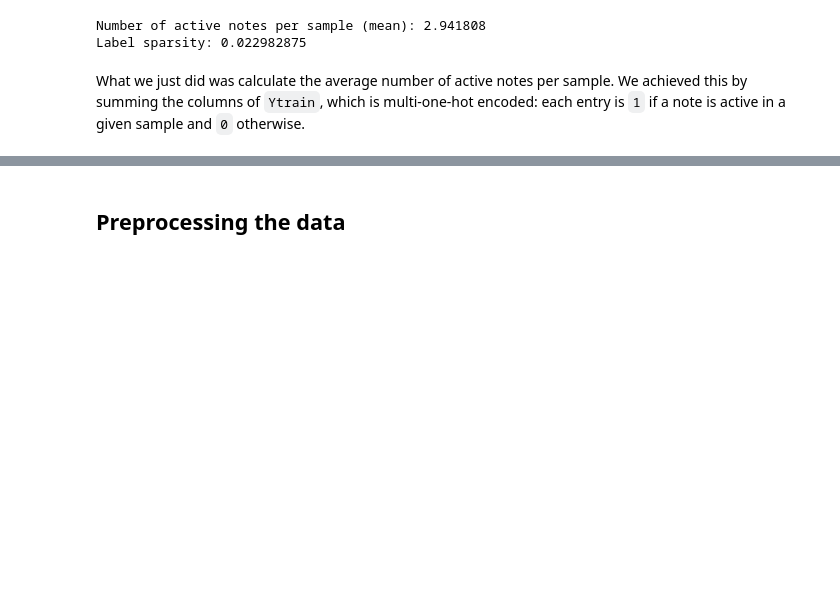
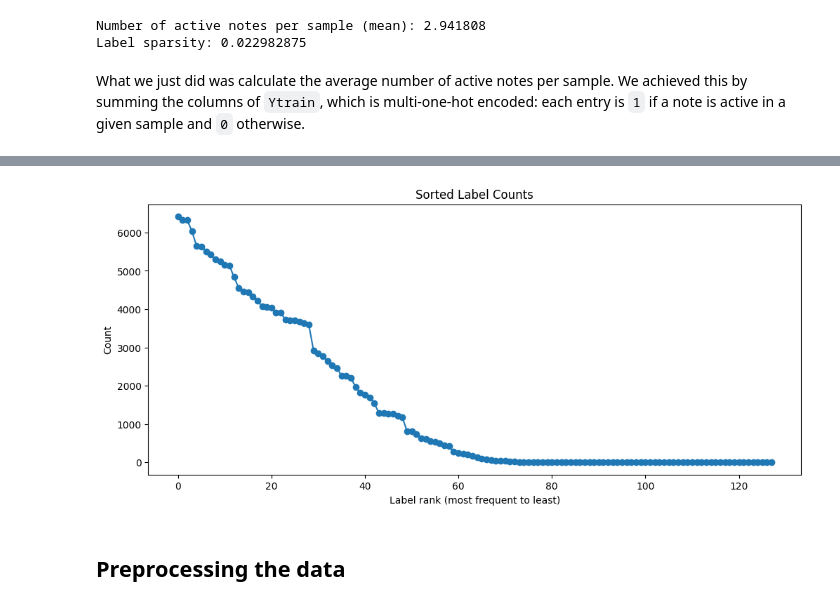
Before and after one commit to Stoymirov/Automated-music-analsis-pipeline-and-EDA, a Jupyter notebook: Classical_music.ipynb, the cells around one changed output, grey strips where cells are left out. Saved outputs shown, nothing was run; the diff lists cells and outputs as text; code cells hidden in the pictures; blank space fills up the shorter version.

```diff
--- a/Classical_music.ipynb
+++ b/Classical_music.ipynb
@@ -180,3 +300,14 @@ What we just did was calculate the average number of active notes per sample. We
+# %%
+sorted_counts = np.sort(label_counts)[::-1]  # descending order
+
+plt.figure(figsize=(12,5))
+plt.plot(sorted_counts, marker='o')
+plt.xlabel('Label rank (most frequent to least)')
+plt.ylabel('Count')
+plt.title('Sorted Label Counts')
+plt.show()
+# %% [output]
+[figure, added]
 # %% [markdown]
 ## Preprocessing the data
 # %% [markdown]
```
Also changed, not shown: parts of 15 cells of this notebook.
